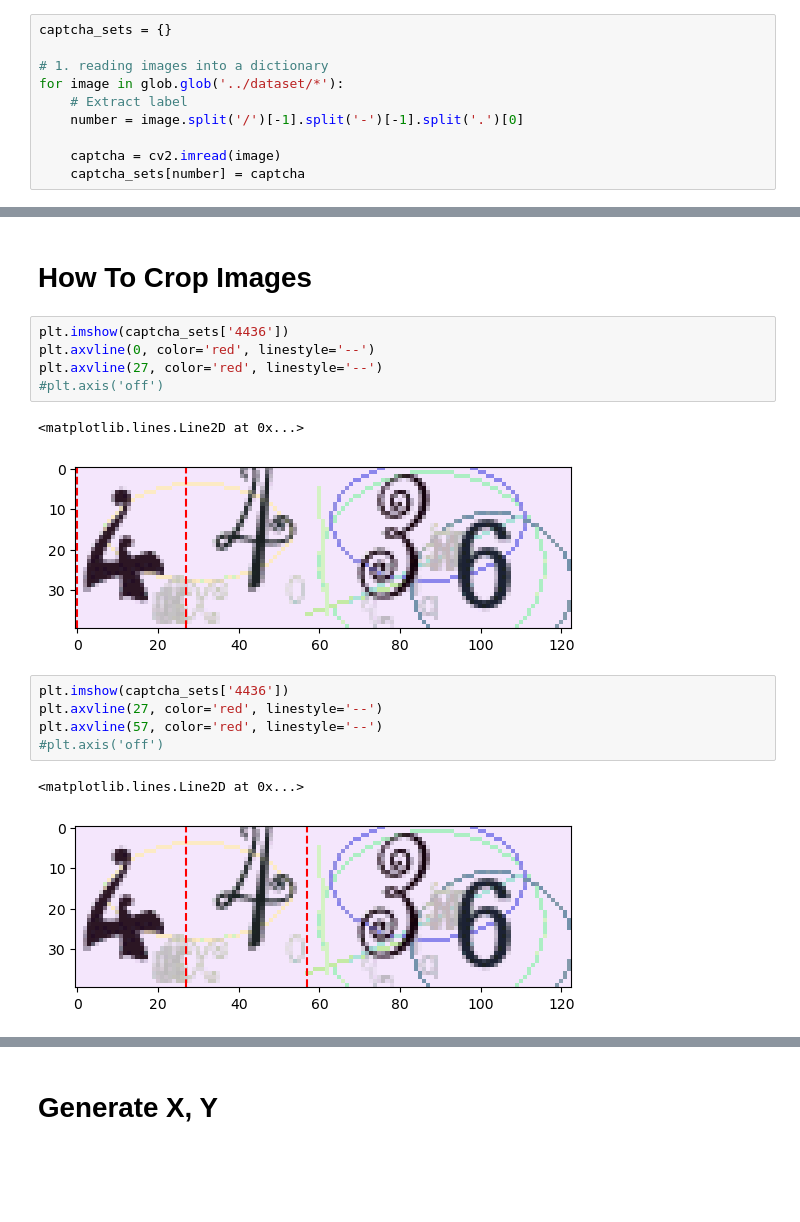
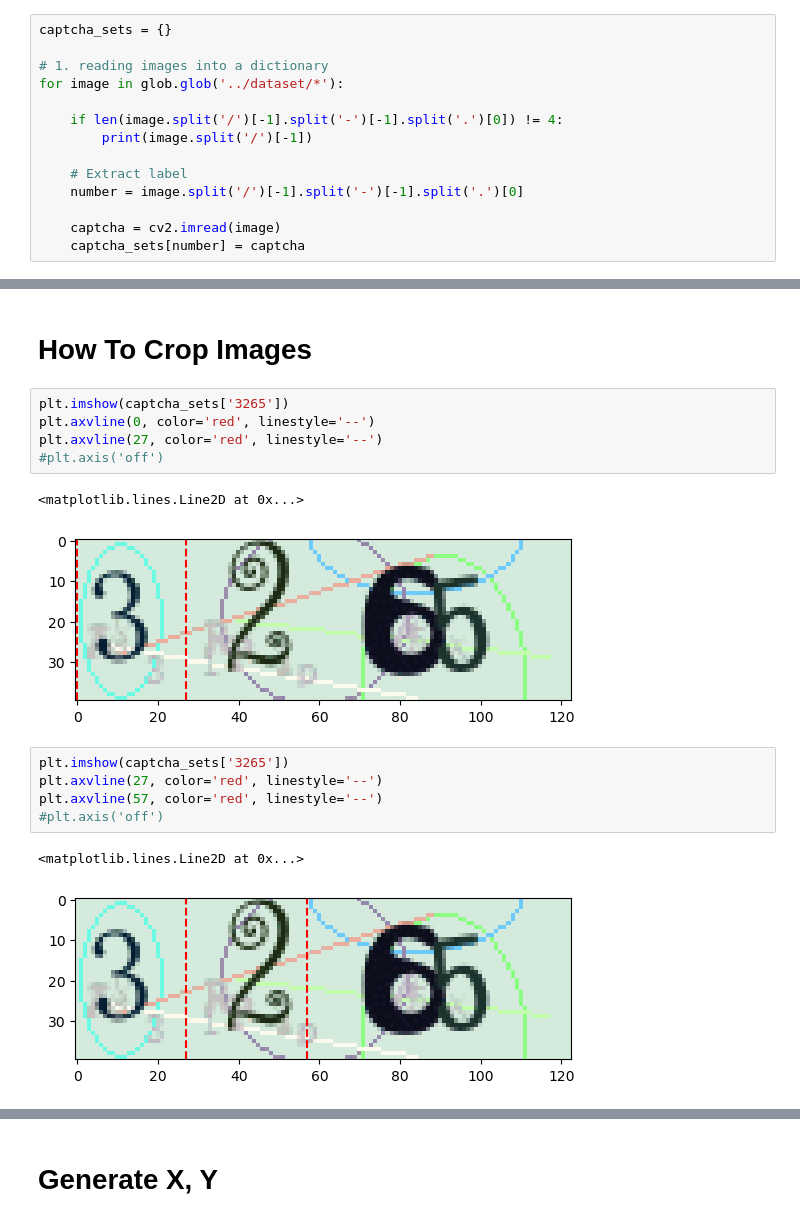
Before and after one commit to afsharino/Freelance-Projects, a Jupyter notebook: src/Model.ipynb, the cells around one changed output, grey strips where cells are left out. Cells and saved outputs as stored; diff of their text form; blank space fills up the shorter version.

```diff
--- a/src/Model.ipynb
+++ b/src/Model.ipynb
@@ -32,6 +41,10 @@ captcha_sets = {}
 
 # 1. reading images into a dictionary
 for image in glob.glob('../dataset/*'):
+
+    if len(image.split('/')[-1].split('-')[-1].split('.')[0]) != 4:
+        print(image.split('/')[-1])
+
     # Extract label
     number = image.split('/')[-1].split('-')[-1].split('.')[0]
 
@@ -51,19 +64,19 @@ def crop_digits(image):
 # %% [markdown]
 # How To Crop Images
 # %%
-plt.imshow(captcha_sets['4436'])
+plt.imshow(captcha_sets['3265'])
 plt.axvline(0, color='red', linestyle='--')
 plt.axvline(27, color='red', linestyle='--')
 #plt.axis('off')
 # %% [output]
 <matplotlib.lines.Line2D at 0x...>
-[figure, old version]
+[figure, new version]
 # %%
-plt.imshow(captcha_sets['4436'])
+plt.imshow(captcha_sets['3265'])
 plt.axvline(27, color='red', linestyle='--')
 plt.axvline(57, color='red', linestyle='--')
 #plt.axis('off')
 # %% [output]
 <matplotlib.lines.Line2D at 0x...>
-[figure, old version]
+[figure, new version]
 # %%
```
Also changed, not shown: parts of 11 cells of this notebook, 1 other file.
